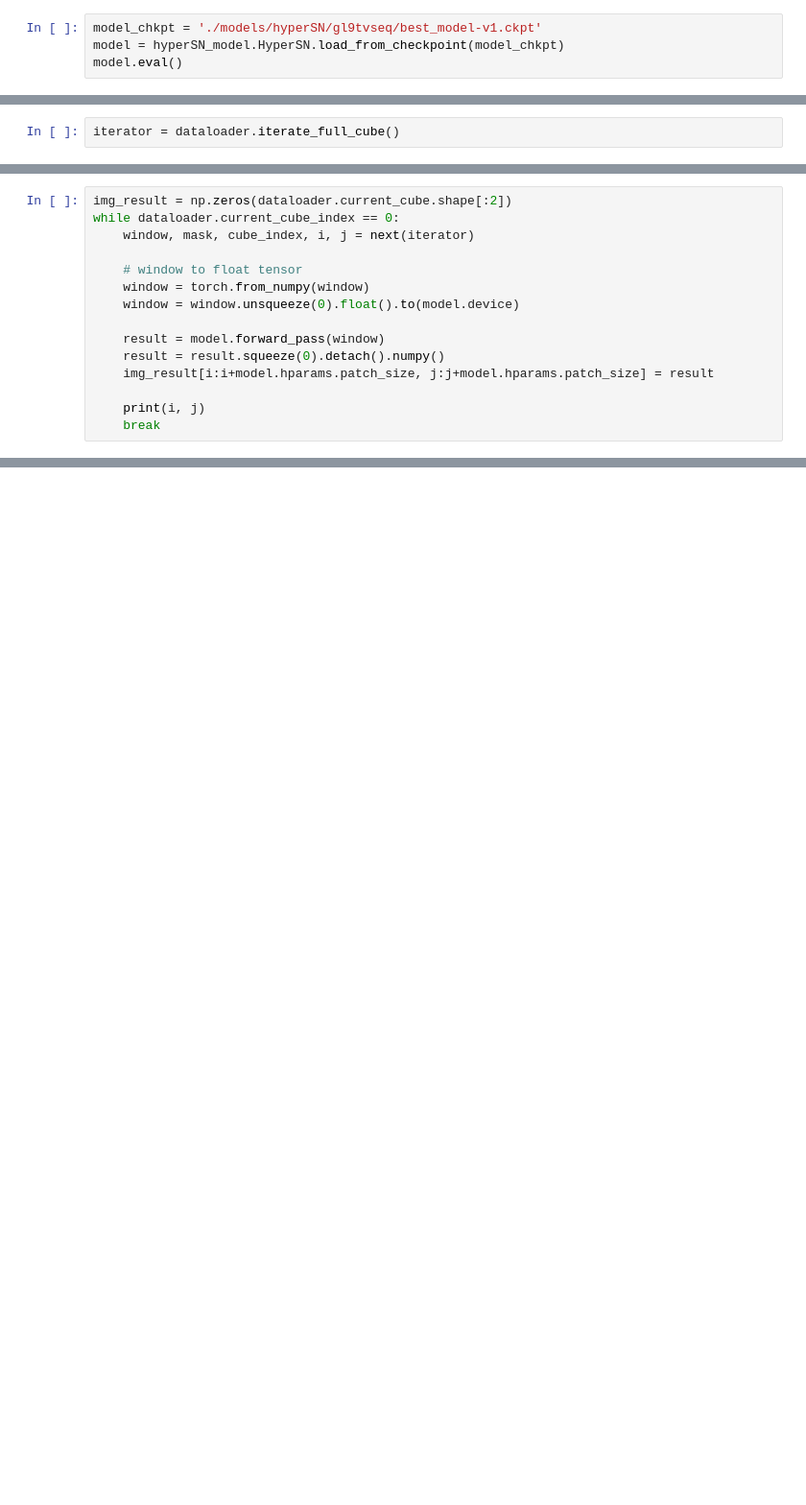
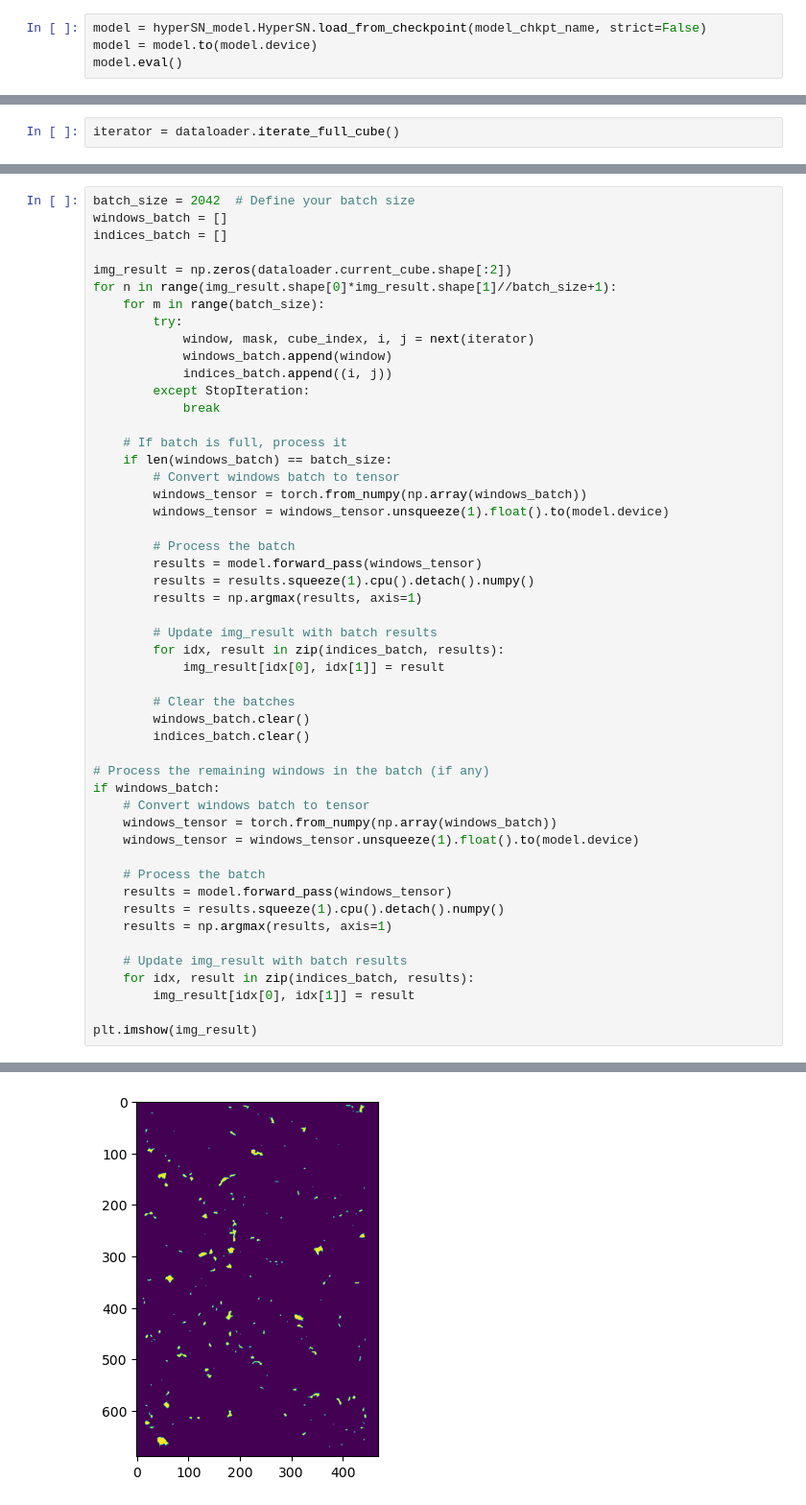
Before and after one commit to roman-studer/3D-CNN-Pixelclassifier, a Jupyter notebook: notebook/evaluator.ipynb, the cells around one changed output, grey strips where cells are left out. Shown at 96% size. Saved outputs shown, nothing was run; the diff lists cells and outputs as text; blank space fills up the shorter version.

```diff
--- a/notebook/evaluator.ipynb
+++ b/notebook/evaluator.ipynb
@@ -9,5 +15,5 @@ from scripts import hyperSN_model, dataloader
 # %%
-model_chkpt = './models/hyperSN/gl9tvseq/best_model-v1.ckpt'
-model = hyperSN_model.HyperSN.load_from_checkpoint(model_chkpt)
+model = hyperSN_model.HyperSN.load_from_checkpoint(model_chkpt_name, strict=False)
+model = model.to(model.device)
 model.eval()
 # %% [output]
@@ -47,15 +43,0 @@ Loading cube 0 from E0057
-# %%
-img_result = np.zeros(dataloader.current_cube.shape[:2])
-while dataloader.current_cube_index == 0:
-    window, mask, cube_index, i, j = next(iterator)
-
-    # window to float tensor
-    window = torch.from_numpy(window)
-    window = window.unsqueeze(0).float().to(model.device)
-
-    result = model.forward_pass(window)
-    result = result.squeeze(0).detach().numpy()
-    img_result[i:i+model.hparams.patch_size, j:j+model.hparams.patch_size] = result
-
-    print(i, j)
-    break
@@ -65,0 +44,51 @@ window.shape
+# %%
+batch_size = 2042  # Define your batch size
+windows_batch = []
+indices_batch = []
+
+img_result = np.zeros(dataloader.current_cube.shape[:2])
+for n in range(img_result.shape[0]*img_result.shape[1]//batch_size+1):
+    for m in range(batch_size):
+        try:
+            window, mask, cube_index, i, j = next(iterator)
+            windows_batch.append(window)
+            indices_batch.append((i, j))
+        except StopIteration:
+            break
+
+    # If batch is full, process it
+    if len(windows_batch) == batch_size:
+        # Convert windows batch to tensor
+        windows_tensor = torch.from_numpy(np.array(windows_batch))
+        windows_tensor = windows_tensor.unsqueeze(1).float().to(model.device)
+
+        # Process the batch
+        results = model.forward_pass(windows_tensor)
+        results = results.squeeze(1).cpu().detach().numpy()
+        results = np.argmax(results, axis=1)
+
+        # Update img_result with batch results
+        for idx, result in zip(indices_batch, results):
+            img_result[idx[0], idx[1]] = result
+
+        # Clear the batches
+        windows_batch.clear()
+        indices_batch.clear()
+
+# Process the remaining windows in the batch (if any)
+if windows_batch:
+    # Convert windows batch to tensor
+    windows_tensor = torch.from_numpy(np.array(windows_batch))
+    windows_tensor = windows_tensor.unsqueeze(1).float().to(model.device)
+
+    # Process the batch
+    results = model.forward_pass(windows_tensor)
+    results = results.squeeze(1).cpu().detach().numpy()
+    results = np.argmax(results, axis=1)
+
+    # Update img_result with batch results
+    for idx, result in zip(indices_batch, results):
+        img_result[idx[0], idx[1]] = result
+
+plt.imshow(img_result)
+# %% [output]
@@ -65,0 +96 @@ window.shape
+[figure, added]
```
Also changed, not shown: parts of 9 cells of this notebook, 3 other files.
